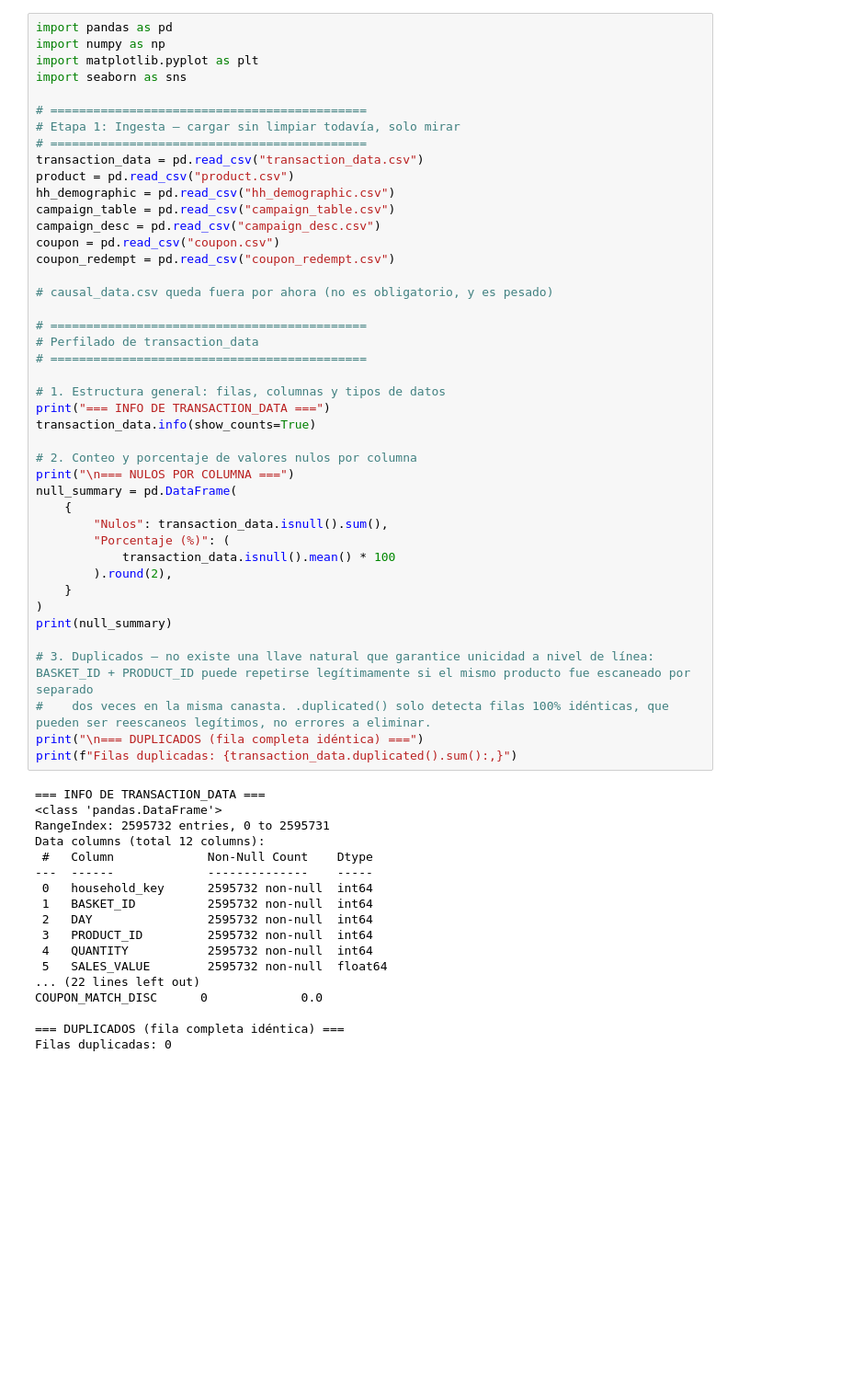
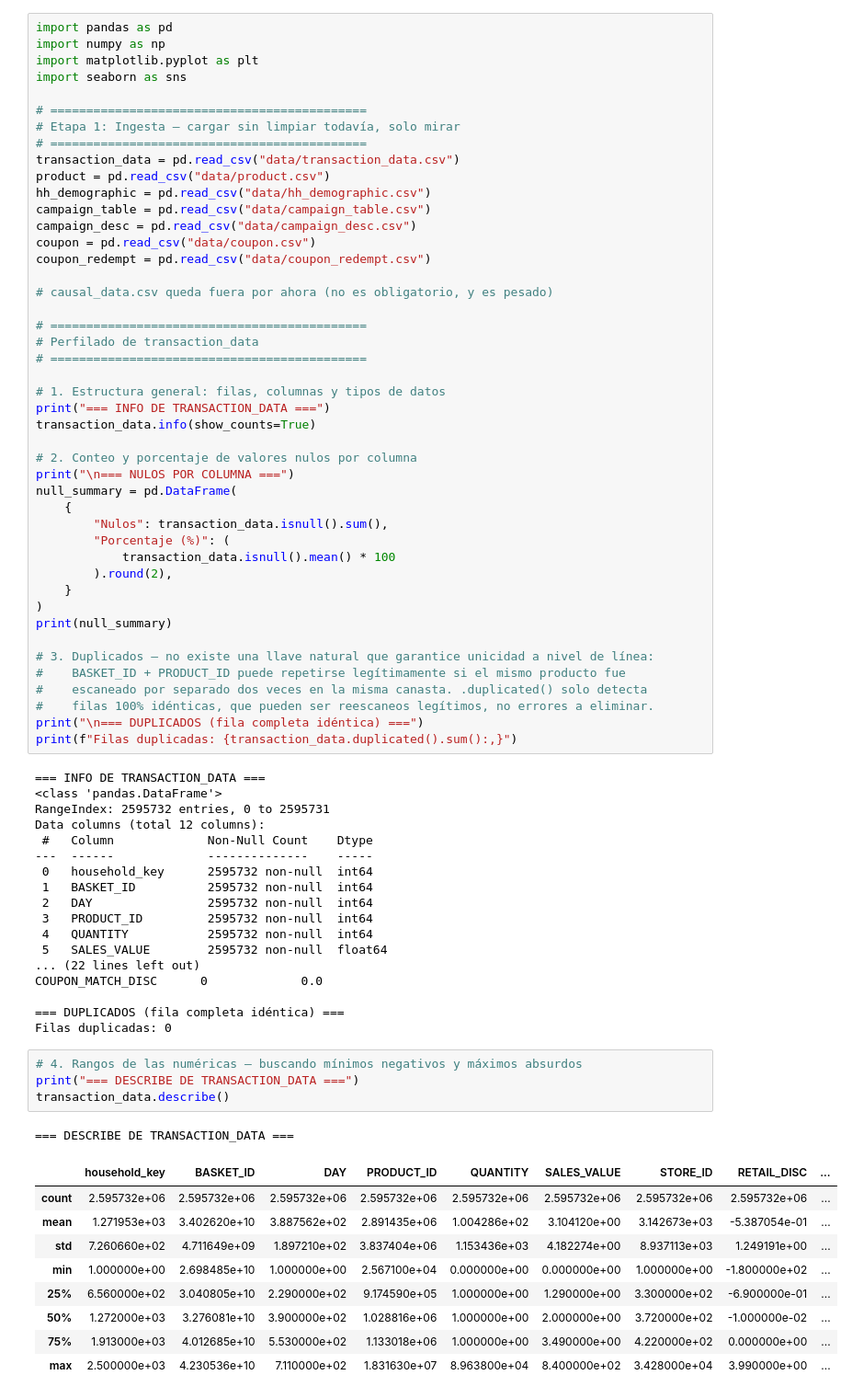
Before and after one commit to xNoksS/proyecto1_BI, a Jupyter notebook: proyecto1_sanchez_mejia.ipynb, the cells around one changed output. Shown at 92% size. Drawn from its saved outputs; the diff is of its cells as text; blank space fills up the shorter version.

Commit message:
Perfilado completo de transaction_data y hh_demographic

```diff
--- a/proyecto1_sanchez_mejia.ipynb
+++ b/proyecto1_sanchez_mejia.ipynb
@@ -7,13 +7,13 @@ import seaborn as sns
 # ============================================
 # Etapa 1: Ingesta — cargar sin limpiar todavía, solo mirar
 # ============================================
-transaction_data = pd.read_csv("transaction_data.csv")
-product = pd.read_csv("product.csv")
-hh_demographic = pd.read_csv("hh_demographic.csv")
-campaign_table = pd.read_csv("campaign_table.csv")
-campaign_desc = pd.read_csv("campaign_desc.csv")
-coupon = pd.read_csv("coupon.csv")
-coupon_redempt = pd.read_csv("coupon_redempt.csv")
+transaction_data = pd.read_csv("data/transaction_data.csv")
+product = pd.read_csv("data/product.csv")
+hh_demographic = pd.read_csv("data/hh_demographic.csv")
+campaign_table = pd.read_csv("data/campaign_table.csv")
+campaign_desc = pd.read_csv("data/campaign_desc.csv")
+coupon = pd.read_csv("data/coupon.csv")
+coupon_redempt = pd.read_csv("data/coupon_redempt.csv")
 
 # causal_data.csv queda fuera por ahora (no es obligatorio, y es pesado)
 
@@ -37,8 +37,10 @@ null_summary = pd.DataFrame(
 )
 print(null_summary)
 
-# 3. Duplicados — no existe una llave natural que garantice unicidad a nivel de línea: BASKET_ID + PRODUCT_ID puede repetirse legítimamente si el mismo producto fue escaneado por separado
-#    dos veces en la misma canasta. .duplicated() solo detecta filas 100% idénticas, que pueden ser reescaneos legítimos, no errores a eliminar.
+# 3. Duplicados — no existe una llave natural que garantice unicidad a nivel de línea:
+#    BASKET_ID + PRODUCT_ID puede repetirse legítimamente si el mismo producto fue
+#    escaneado por separado dos veces en la misma canasta. .duplicated() solo detecta
+#    filas 100% idénticas, que pueden ser reescaneos legítimos, no errores a eliminar.
 print("\n=== DUPLICADOS (fila completa idéntica) ===")
 print(f"Filas duplicadas: {transaction_data.duplicated().sum():,}")
 # %% [output]
@@ -59,3 +61,18 @@ COUPON_MATCH_DISC      0             0.0
 
 === DUPLICADOS (fila completa idéntica) ===
 Filas duplicadas: 0
+# %%
+# 4. Rangos de las numéricas — buscando mínimos negativos y máximos absurdos
+print("=== DESCRIBE DE TRANSACTION_DATA ===")
+transaction_data.describe()
+# %% [output]
+=== DESCRIBE DE TRANSACTION_DATA ===
+|  | household_key | BASKET_ID | DAY | PRODUCT_ID | QUANTITY | SALES_VALUE | STORE_ID | RETAIL_DISC | ... |
+| count | 2.595732e+06 | 2.595732e+06 | 2.595732e+06 | 2.595732e+06 | 2.595732e+06 | 2.595732e+06 | 2.595732e+06 | 2.595732e+06 | ... |
+| mean | 1.271953e+03 | 3.402620e+10 | 3.887562e+02 | 2.891435e+06 | 1.004286e+02 | 3.104120e+00 | 3.142673e+03 | -5.387054e-01 | ... |
+| std | 7.260660e+02 | 4.711649e+09 | 1.897210e+02 | 3.837404e+06 | 1.153436e+03 | 4.182274e+00 | 8.937113e+03 | 1.249191e+00 | ... |
+| min | 1.000000e+00 | 2.698485e+10 | 1.000000e+00 | 2.567100e+04 | 0.000000e+00 | 0.000000e+00 | 1.000000e+00 | -1.800000e+02 | ... |
+| 25% | 6.560000e+02 | 3.040805e+10 | 2.290000e+02 | 9.174590e+05 | 1.000000e+00 | 1.290000e+00 | 3.300000e+02 | -6.900000e-01 | ... |
+| 50% | 1.272000e+03 | 3.276081e+10 | 3.900000e+02 | 1.028816e+06 | 1.000000e+00 | 2.000000e+00 | 3.720000e+02 | -1.000000e-02 | ... |
+| 75% | 1.913000e+03 | 4.012685e+10 | 5.530000e+02 | 1.133018e+06 | 1.000000e+00 | 3.490000e+00 | 4.220000e+02 | 0.000000e+00 | ... |
+| max | 2.500000e+03 | 4.230536e+10 | 7.110000e+02 | 1.831630e+07 | 8.963800e+04 | 8.400000e+02 | 3.428000e+04 | 3.990000e+00 | ... |
```
Also changed, not shown: parts of 12 cells of this notebook.
